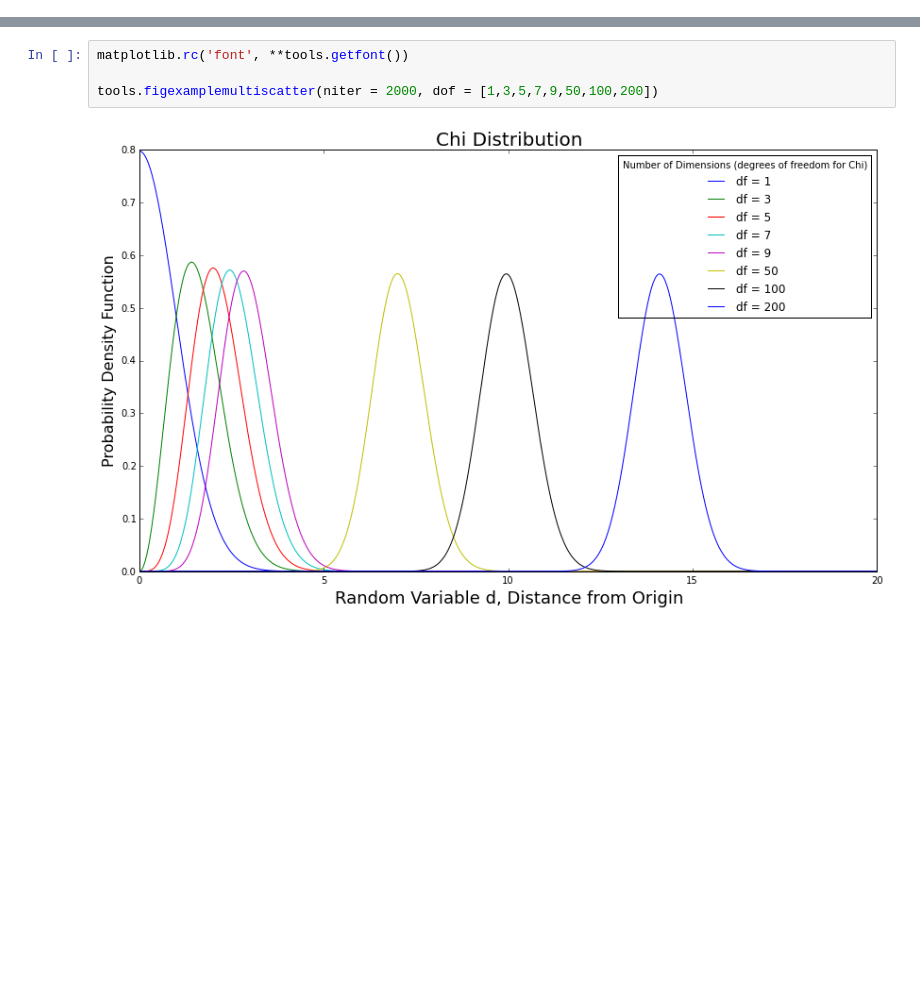
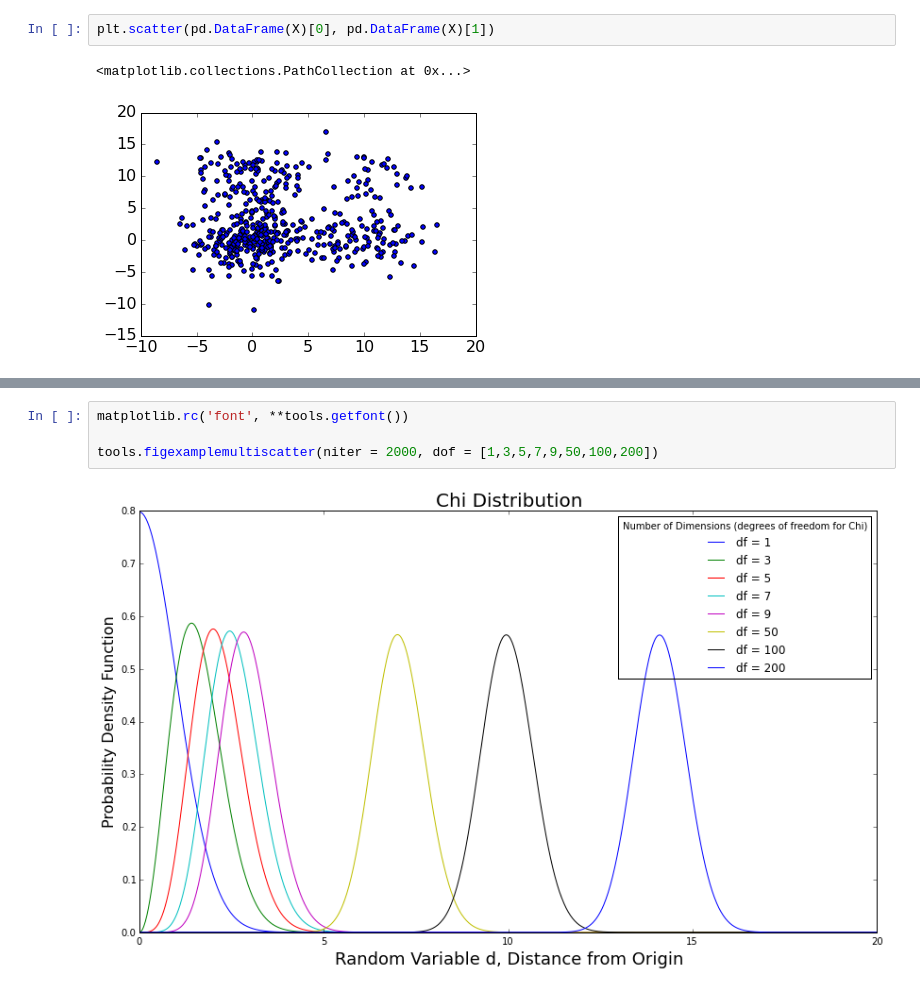
Before and after one commit to CGNx/cgntools, a Jupyter notebook: testing_tools.ipynb, the cells around one changed output, grey strips where cells are left out. Cells and saved outputs as stored; diff of their text form; blank space fills up the shorter version.

```diff
--- a/testing_tools.ipynb
+++ b/testing_tools.ipynb
@@ -4,0 +12,5 @@ X = tools.generateRandomClusters(seperation = 7)
+# %%
+plt.scatter(pd.DataFrame(X)[0], pd.DataFrame(X)[1])
+# %% [output]
+<matplotlib.collections.PathCollection at 0x...>
+[figure, added]
```
Also changed, not shown: parts of 6 cells of this notebook, 5 other files.
